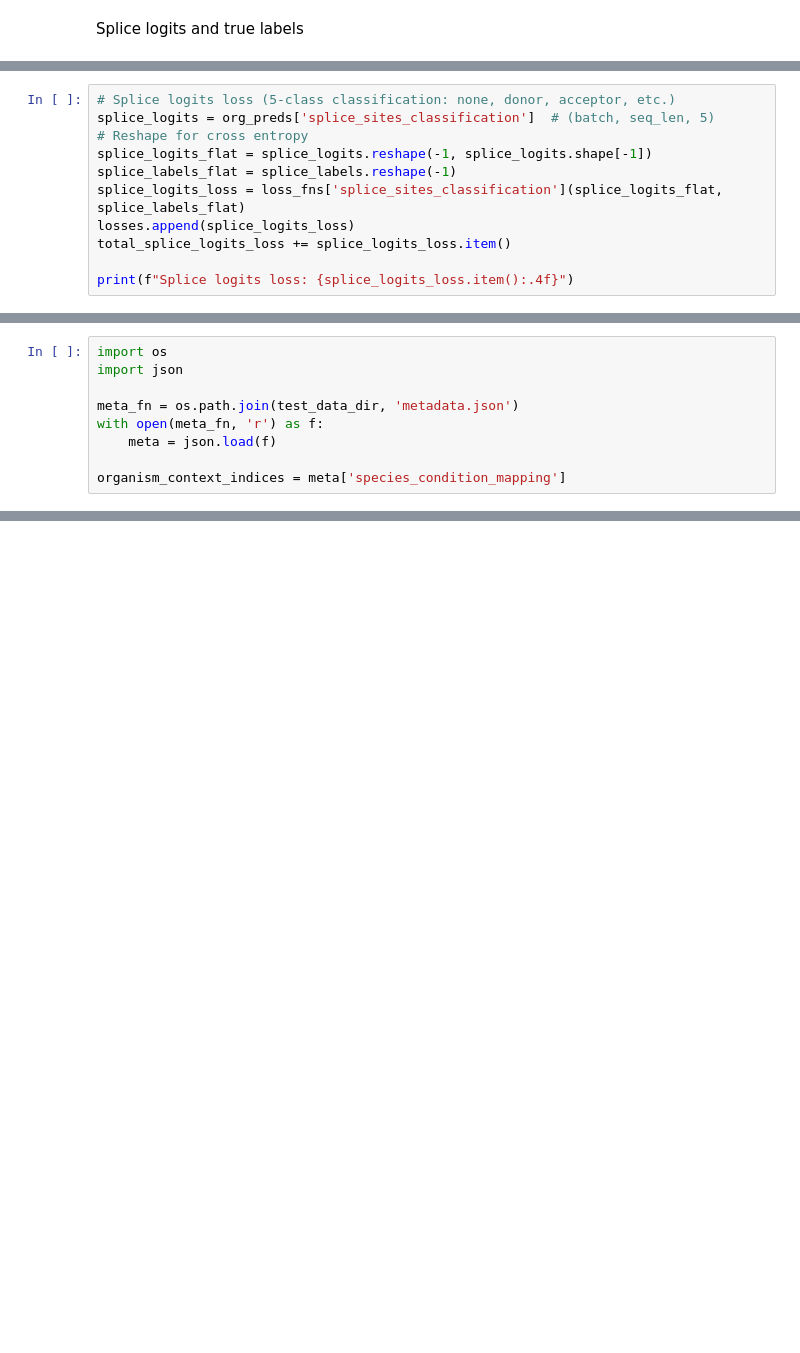
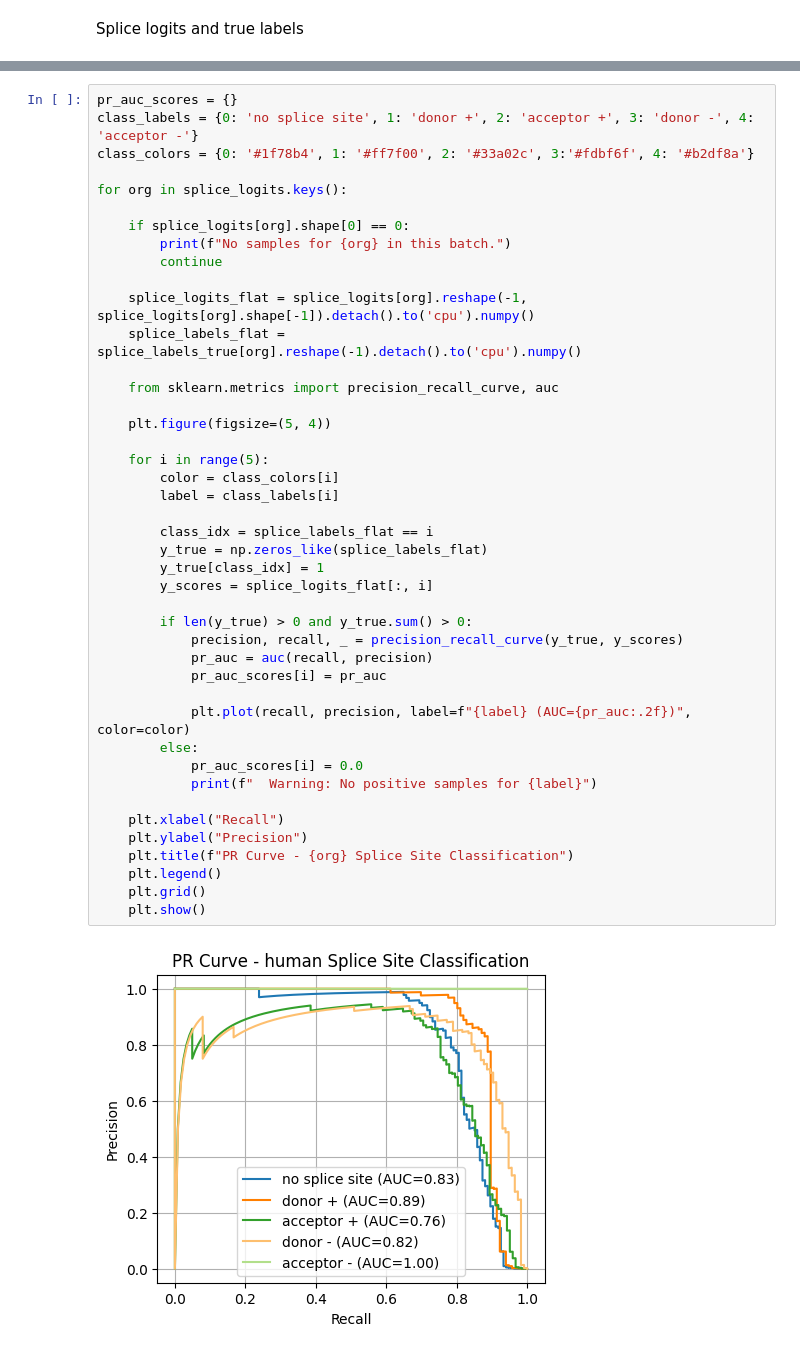
Before and after one commit to anamariaelek/alphagenome, a Jupyter notebook: notebooks/splicing_test.ipynb, the cells around one changed output, grey strips where cells are left out. Cells and saved outputs as stored; diff of their text form; blank space fills up the shorter version.

```diff
--- a/notebooks/splicing_test.ipynb
+++ b/notebooks/splicing_test.ipynb
@@ -1146,11 +609,0 @@ human dict_keys(['1bp_tracks', '128bp_tracks', 'contact_head', 'splice_sites_cla
-# %%
-# Splice logits loss (5-class classification: none, donor, acceptor, etc.)
-splice_logits = org_preds['splice_sites_classification']  # (batch, seq_len, 5)
-# Reshape for cross entropy
-splice_logits_flat = splice_logits.reshape(-1, splice_logits.shape[-1])
-splice_labels_flat = splice_labels.reshape(-1)
-splice_logits_loss = loss_fns['splice_sites_classification'](splice_logits_flat, splice_labels_flat)
-losses.append(splice_logits_loss)
-total_splice_logits_loss += splice_logits_loss.item()
-
-print(f"Splice logits loss: {splice_logits_loss.item():.4f}")
@@ -1610,9 +609,0 @@ Columns with conditioin usage per species.
-# %%
-import os
-import json
-
-meta_fn = os.path.join(test_data_dir, 'metadata.json')
-with open(meta_fn, 'r') as f:
-    meta = json.load(f)
-
-organism_context_indices = meta['species_condition_mapping']
@@ -2364,0 +635,45 @@ Plotting SSE density...
+# %%
+pr_auc_scores = {}
+class_labels = {0: 'no splice site', 1: 'donor +', 2: 'acceptor +', 3: 'donor -', 4: 'acceptor -'}
+class_colors = {0: '#1f78b4', 1: '#ff7f00', 2: '#33a02c', 3:'#fdbf6f', 4: '#b2df8a'}
+
+for org in splice_logits.keys():
+
+    if splice_logits[org].shape[0] == 0:
+        print(f"No samples for {org} in this batch.")
+        continue
+
+    splice_logits_flat = splice_logits[org].reshape(-1, splice_logits[org].shape[-1]).detach().to('cpu').numpy()
+    splice_labels_flat = splice_labels_true[org].reshape(-1).detach().to('cpu').numpy()
+
+    from sklearn.metrics import precision_recall_curve, auc
+
+    plt.figure(figsize=(5, 4))
+
+    for i in range(5):
+        color = class_colors[i]
+        label = class_labels[i]
+
+        class_idx = splice_labels_flat == i
+        y_true = np.zeros_like(splice_labels_flat)
+        y_true[class_idx] = 1
+        y_scores = splice_logits_flat[:, i]
+
+        if len(y_true) > 0 and y_true.sum() > 0:
+            precision, recall, _ = precision_recall_curve(y_true, y_scores)
+            pr_auc = auc(recall, precision)
+            pr_auc_scores[i] = pr_auc
+
+            plt.plot(recall, precision, label=f"{label} (AUC={pr_auc:.2f})", color=color)
+        else:
+            pr_auc_scores[i] = 0.0
+            print(f"  Warning: No positive samples for {label}")
+
+    plt.xlabel("Recall")
+    plt.ylabel("Precision")
+    plt.title(f"PR Curve - {org} Splice Site Classification")
+    plt.legend()
+    plt.grid()
+    plt.show()
+# %% [output]
+[figure, added]
```
Also changed, not shown: parts of 138 cells of this notebook, 9 other files.
